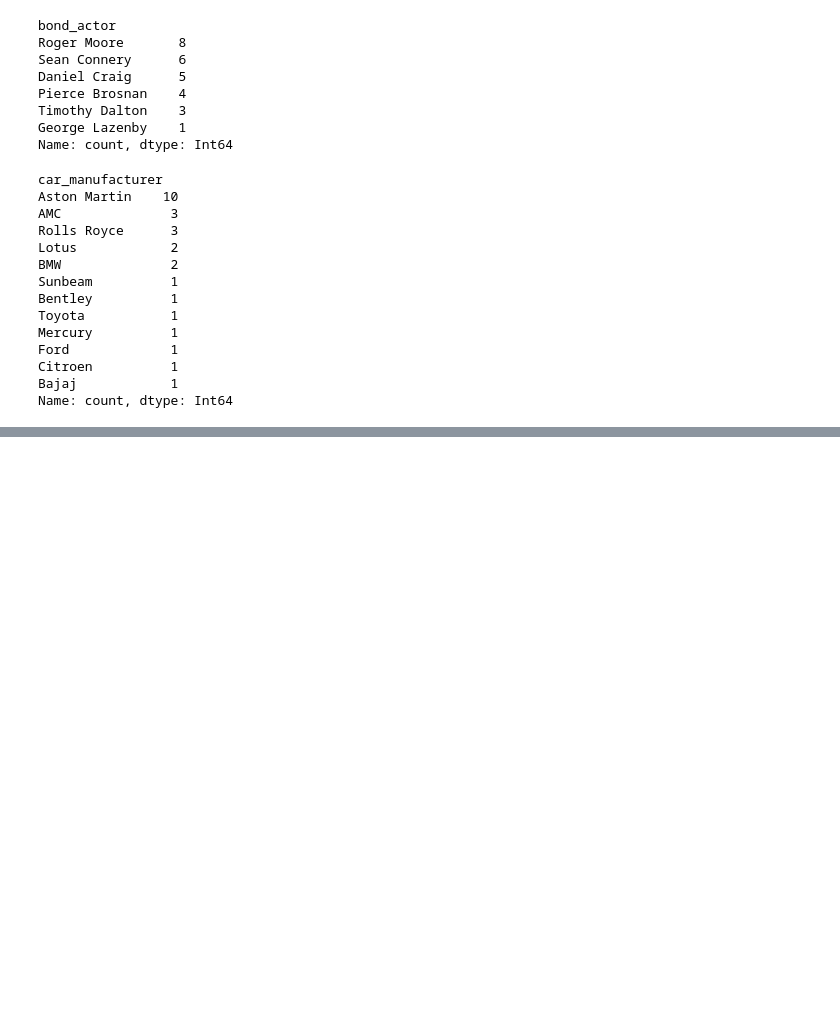
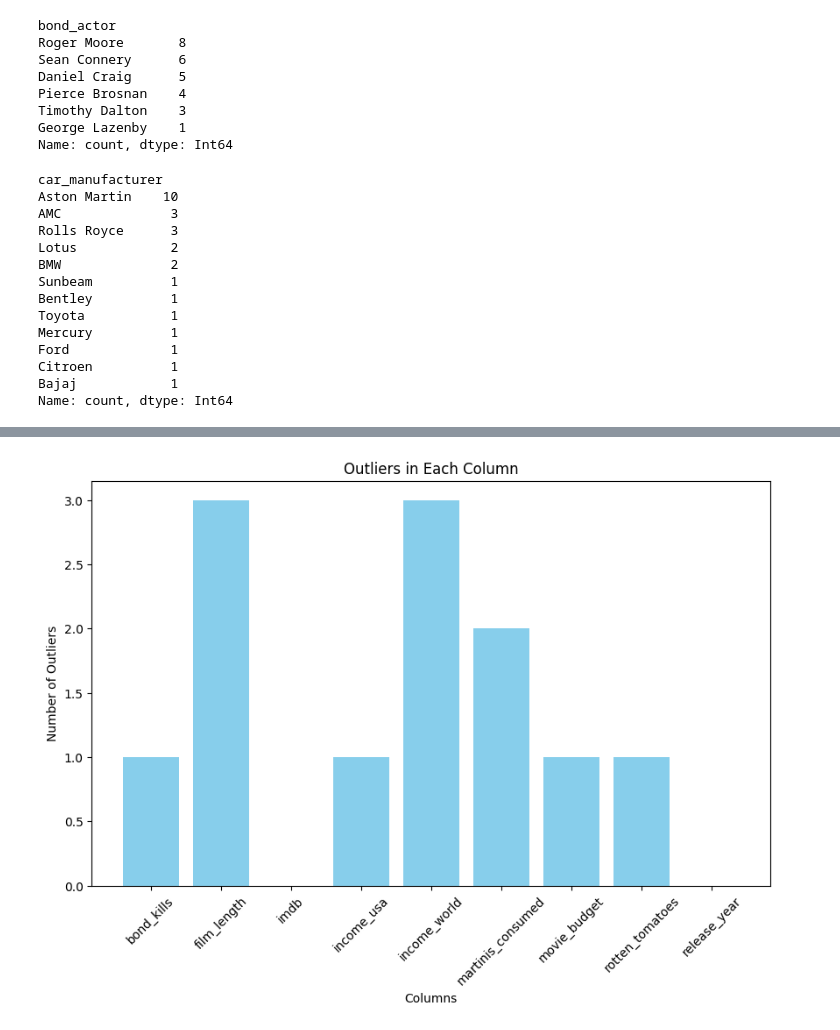
Before and after one commit to curtpond/eda, a Jupyter notebook: james-bond.ipynb, the cells around one changed output, grey strips where cells are left out. Saved outputs shown, nothing was run; the diff lists cells and outputs as text; code cells hidden in the pictures; blank space fills up the shorter version.

Commit message:
Identified outliers.

```diff
--- a/james-bond.ipynb
+++ b/james-bond.ipynb
@@ -225,0 +292,25 @@ data['bond_actor'].value_counts().plot(kind='barh')
+# %%
+# Using the IQR to find outliers
+
+outlier_counts_iqr = {}
+
+for column in data.select_dtypes(include=[np.number]): # Select only numerical columns
+    # Calculate Q1 (25th percentile) and Q3 (75th percentile)
+    Q1 = data[column].quantile(0.25)
+    Q3 = data[column].quantile(0.75)
+
+
+    IQR = Q3 - Q1
+
+
+    lower_bound = Q1 - 1.5 * IQR
+    upper_bound = Q3 + 1.5 * IQR
+
+
+    outliers = data[(data[column] < lower_bound) | (data[column] > upper_bound)]
+    outlier_count = outliers.shape[0]
+
+
+    outlier_counts_iqr[column] = outlier_count
+
+outlier_counts_iqr
@@ -225,0 +327,14 @@ data['bond_actor'].value_counts().plot(kind='barh')
+# %%
+# Convert the outlier counts dictionary to a df
+outlier_df = pd.DataFrame(list(outlier_counts_iqr.items()), columns=['Column', 'Outlier Count'])
+
+
+plt.figure(figsize=(10, 6))
+plt.bar(outlier_df['Column'], outlier_df['Outlier Count'], color='skyblue')
+plt.xlabel('Columns')
+plt.ylabel('Number of Outliers')
+plt.title('Outliers in Each Column')
+plt.xticks(rotation=45)
+plt.show()
+# %% [output]
+[figure, added]
```
Also changed, not shown: parts of 13 cells of this notebook.
